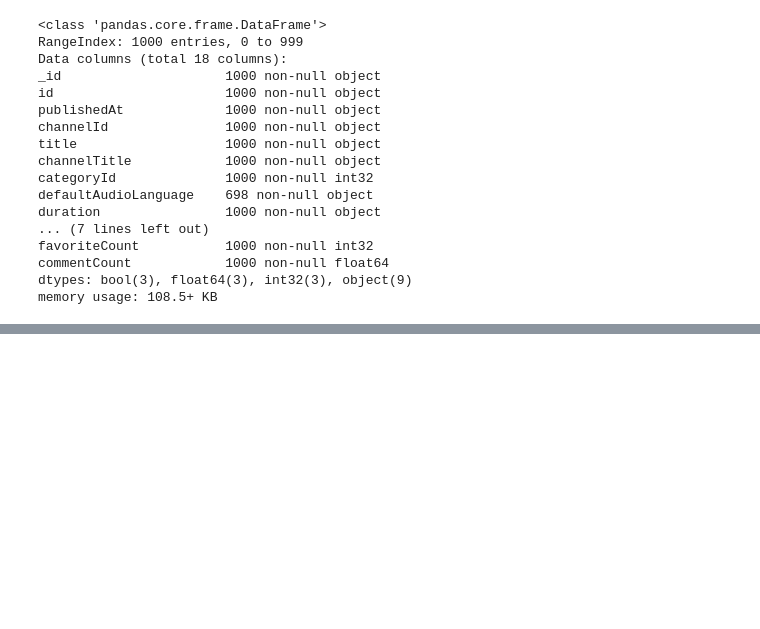
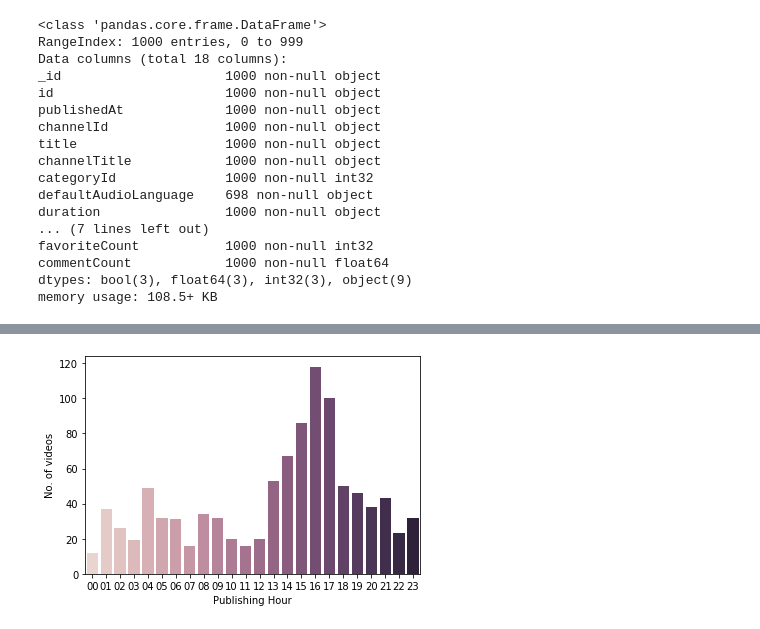
Before and after one commit to AdityaDarak22/video-streaming-data-analysis, a Jupyter notebook: src/youtube analysis.ipynb, the cells around one changed output, grey strips where cells are left out. Saved outputs shown, nothing was run; the diff lists cells and outputs as text; code cells hidden in the pictures; blank space fills up the shorter version.

```diff
--- a/src/youtube analysis.ipynb
+++ b/src/youtube analysis.ipynb
@@ -796,0 +856,10 @@ memory usage: 108.5+ KB
+# %%
+publish_hour = video_df["publishing_hour"].value_counts().to_frame().reset_index()\
+        .rename(columns={"index": "publishing_hour", "publishing_hour": "No_of_videos"})
+fig, ax = plt.subplots()
+sns.barplot(x="publishing_hour", y="No_of_videos", data=publish_hour,
+                palette=sns.cubehelix_palette(n_colors=24), ax=ax)
+ax.set(xlabel="Publishing Hour", ylabel="No. of videos")
+plt.show()
+# %% [output]
+[figure, added]
```
Also changed, not shown: parts of 24 cells of this notebook.
